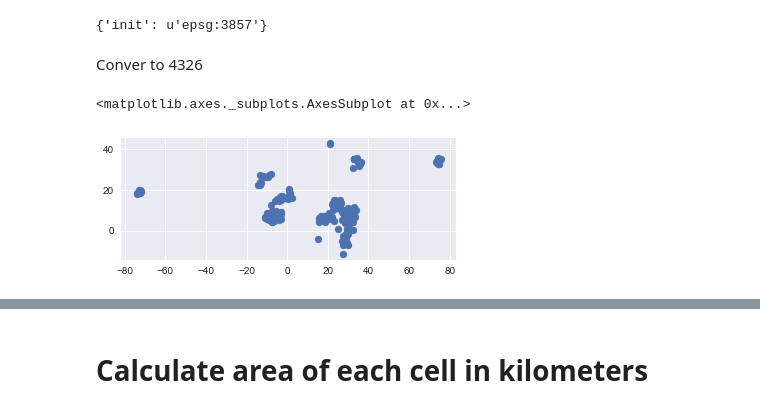
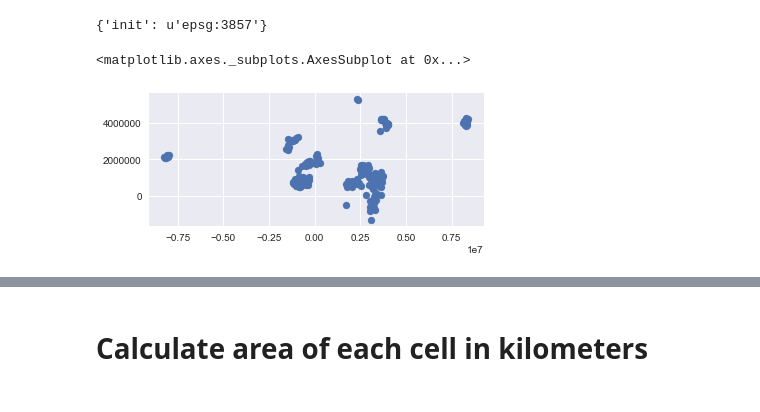
Before and after one commit to willgeary/SouthSudanConflict, a Jupyter notebook: notebooks/Get Conflict Data From ACLED.ipynb, the cells around one changed output, grey strips where cells are left out. Saved outputs shown, nothing was run; the diff lists cells and outputs as text; code cells hidden in the pictures.

```diff
--- a/notebooks/Get Conflict Data From ACLED.ipynb
+++ b/notebooks/Get Conflict Data From ACLED.ipynb
@@ -332,9 +382,7 @@ circles.plot(figsize=(20,20), alpha=0.05, linewidth=0.5, edgecolor='grey')
 # %% [markdown]
 # Load in point layers
 # %%
-un_military = gpd.read_file("../data/un_military.geojson")
-un_military.crs
+points = gpd.read_file("../data/un_military.geojson")
+points.crs
 # %% [output]
 {'init': u'epsg:3857'}
-# %% [markdown]
-Conver to 4326
@@ -343,5 +389,5 @@ un_military = un_military.to_crs({'init': 'epsg:4326'})
 # %%
-un_military.plot()
+points.plot()
 # %% [output]
 <matplotlib.axes._subplots.AxesSubplot at 0x...>
-[figure, old version]
+[figure, new version]
```
Also changed, not shown: parts of 34 cells of this notebook, 3 other files.
